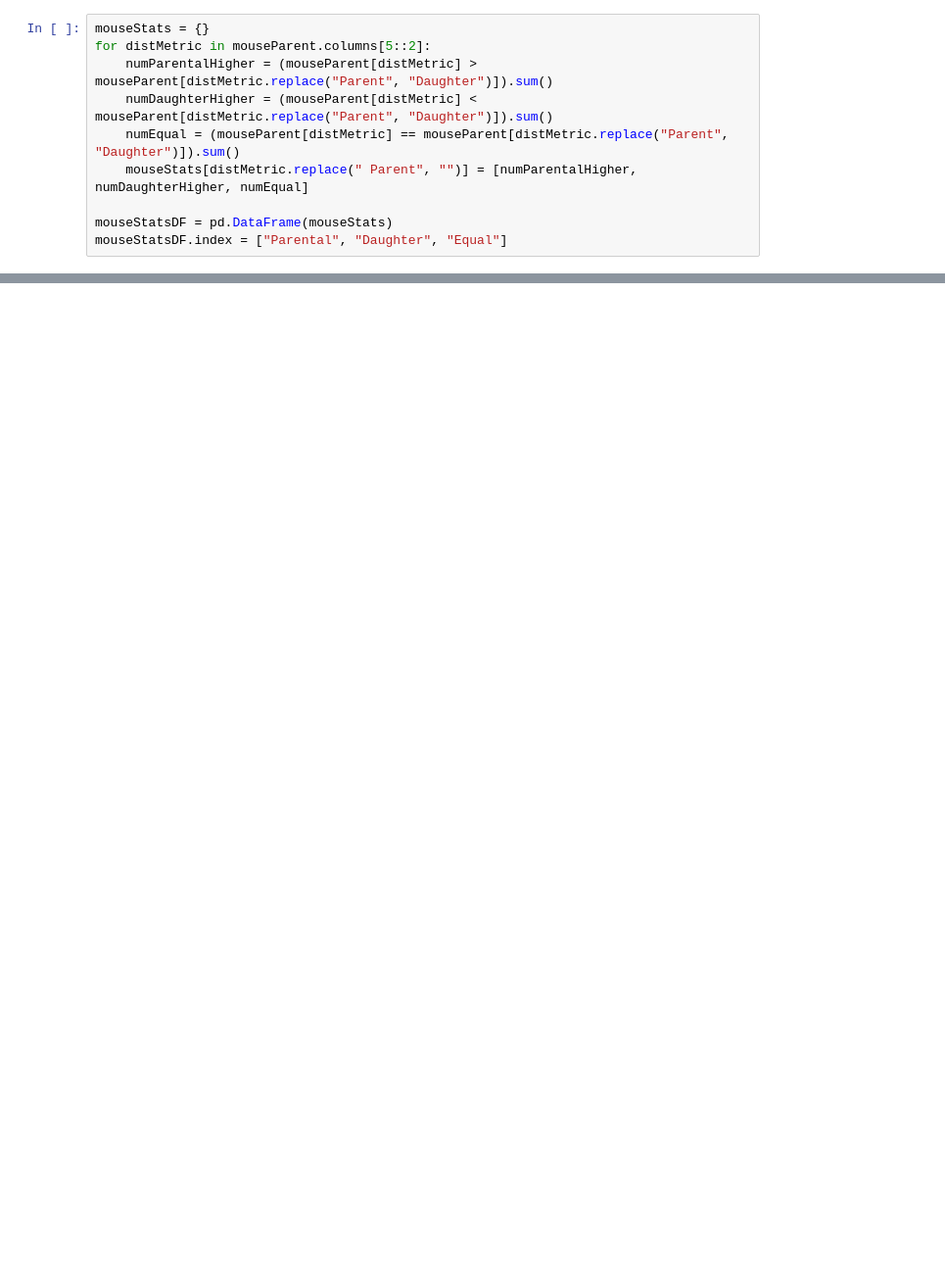
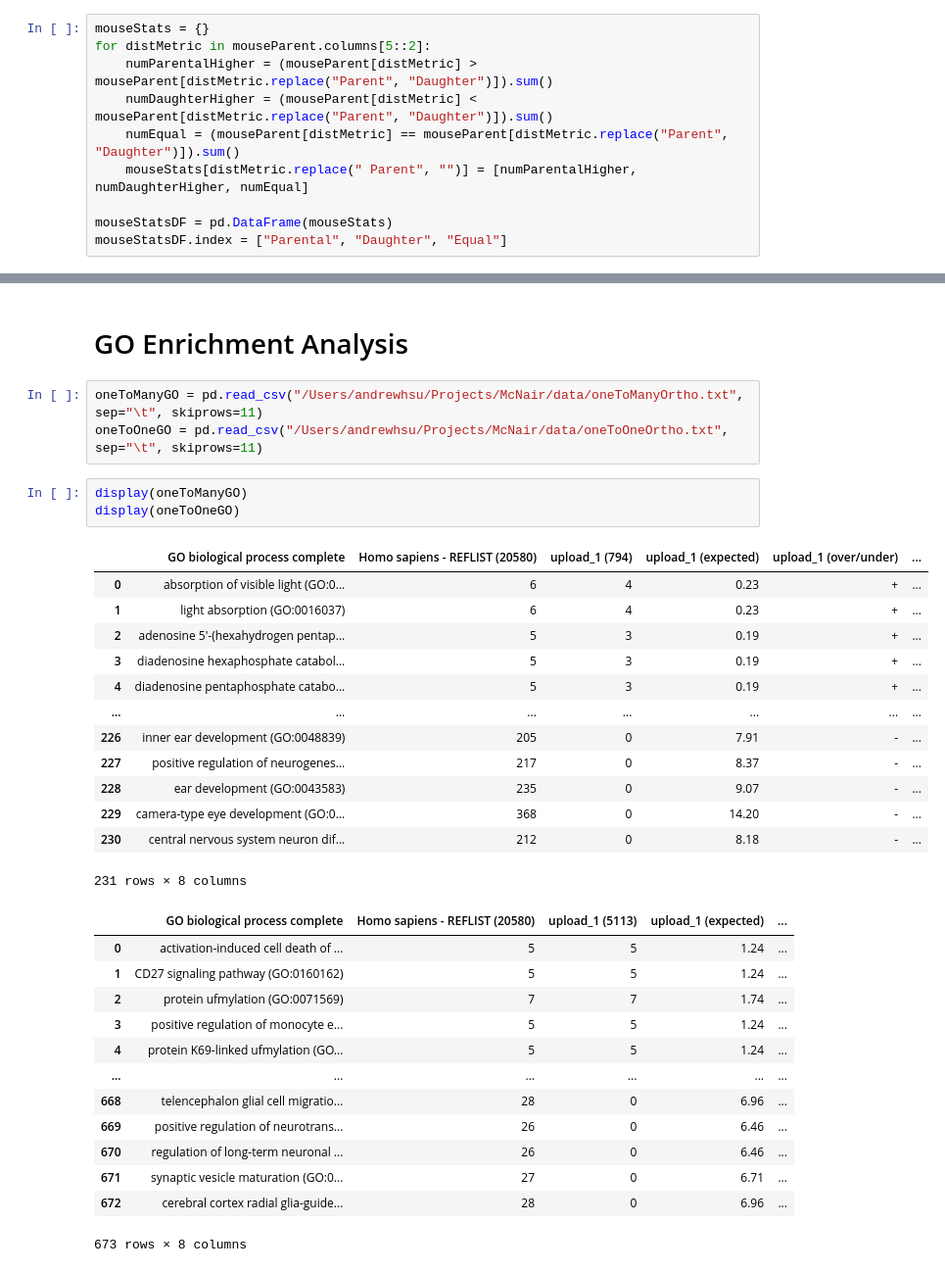
Before and after one commit to AndrewH72/Gene-Duplication, a Jupyter notebook: scripts/dataAnalysis.ipynb, the cells around one changed output, grey strips where cells are left out. Shown at 98% size. Cells and saved outputs as stored; diff of their text form; blank space fills up the shorter version.

```diff
--- a/scripts/dataAnalysis.ipynb
+++ b/scripts/dataAnalysis.ipynb
@@ -783,0 +622,35 @@ with pd.ExcelWriter("/Users/andrewhsu/Projects/McNair/data/parentDaughterStats.x
+# %% [markdown]
+# GO Enrichment Analysis
+# %%
+oneToManyGO = pd.read_csv("/Users/andrewhsu/Projects/McNair/data/oneToManyOrtho.txt", sep="\t", skiprows=11)
+oneToOneGO = pd.read_csv("/Users/andrewhsu/Projects/McNair/data/oneToOneOrtho.txt", sep="\t", skiprows=11)
+# %%
+display(oneToManyGO)
+display(oneToOneGO)
+# %% [output]
+|  | GO biological process complete | Homo sapiens - REFLIST (20580) | upload_1 (794) | upload_1 (expected) | upload_1 (over/under) | ... |
+| 0 | absorption of visible light (GO:0... | 6 | 4 | 0.23 | + | ... |
+| 1 | light absorption (GO:0016037) | 6 | 4 | 0.23 | + | ... |
+| 2 | adenosine 5'-(hexahydrogen pentap... | 5 | 3 | 0.19 | + | ... |
+| 3 | diadenosine hexaphosphate catabol... | 5 | 3 | 0.19 | + | ... |
+| 4 | diadenosine pentaphosphate catabo... | 5 | 3 | 0.19 | + | ... |
+| ... | ... | ... | ... | ... | ... | ... |
+| 226 | inner ear development (GO:0048839) | 205 | 0 | 7.91 | - | ... |
+| 227 | positive regulation of neurogenes... | 217 | 0 | 8.37 | - | ... |
+| 228 | ear development (GO:0043583) | 235 | 0 | 9.07 | - | ... |
+| 229 | camera-type eye development (GO:0... | 368 | 0 | 14.20 | - | ... |
+| 230 | central nervous system neuron dif... | 212 | 0 | 8.18 | - | ... |
+231 rows × 8 columns
+|  | GO biological process complete | Homo sapiens - REFLIST (20580) | upload_1 (5113) | upload_1 (expected) | ... |
+| 0 | activation-induced cell death of ... | 5 | 5 | 1.24 | ... |
+| 1 | CD27 signaling pathway (GO:0160162) | 5 | 5 | 1.24 | ... |
+| 2 | protein ufmylation (GO:0071569) | 7 | 7 | 1.74 | ... |
+| 3 | positive regulation of monocyte e... | 5 | 5 | 1.24 | ... |
+| 4 | protein K69-linked ufmylation (GO... | 5 | 5 | 1.24 | ... |
+| ... | ... | ... | ... | ... | ... |
+| 668 | telencephalon glial cell migratio... | 28 | 0 | 6.96 | ... |
+| 669 | positive regulation of neurotrans... | 26 | 0 | 6.46 | ... |
+| 670 | regulation of long-term neuronal ... | 26 | 0 | 6.46 | ... |
+| 671 | synaptic vesicle maturation (GO:0... | 27 | 0 | 6.71 | ... |
+| 672 | cerebral cortex radial glia-guide... | 28 | 0 | 6.96 | ... |
+673 rows × 8 columns
```
Also changed, not shown: parts of 41 cells of this notebook.
